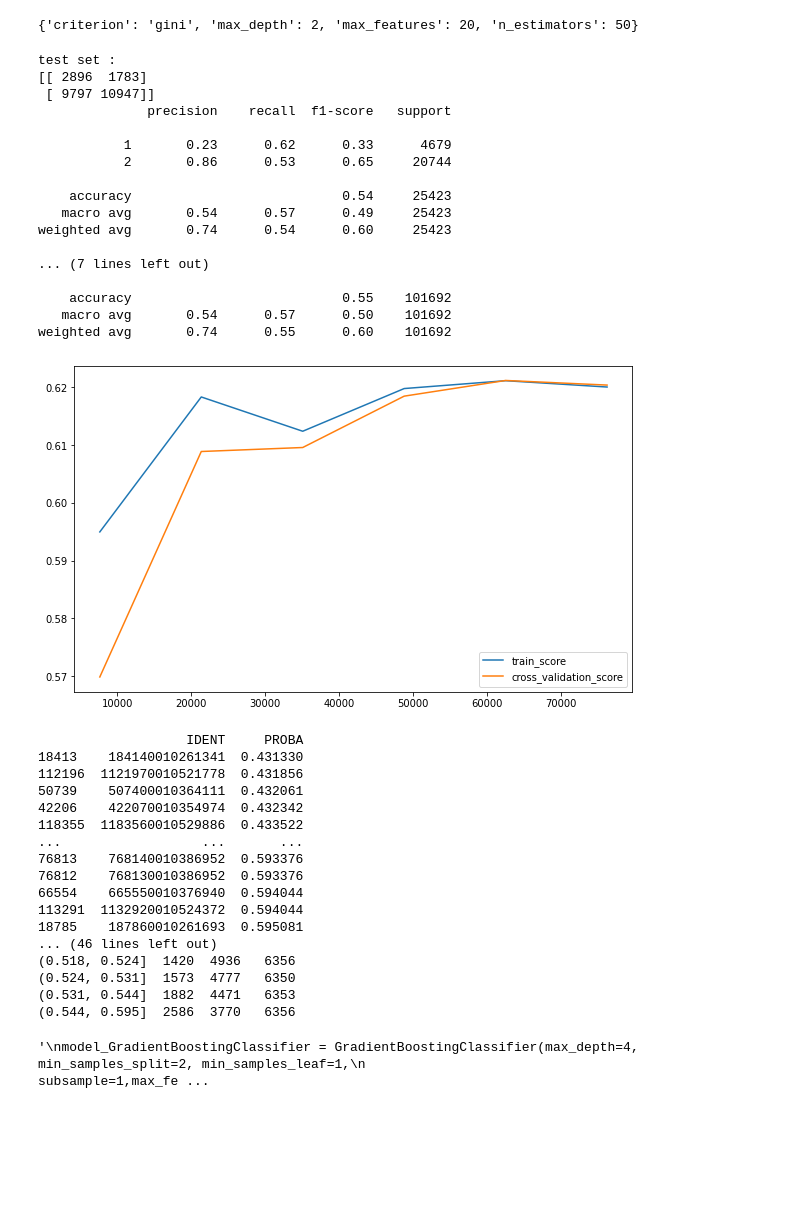
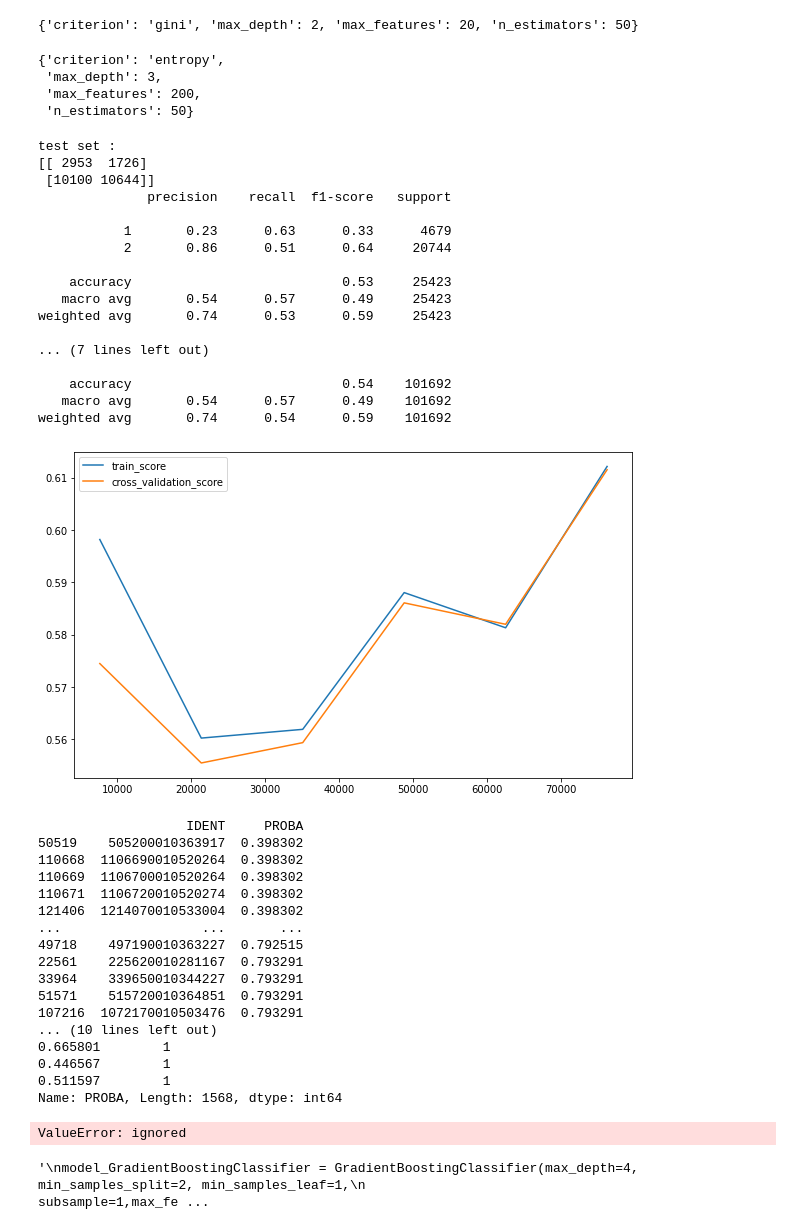
Before and after one commit to christian235711/Predict_models_fdf21, a Jupyter notebook: FDF21_model_AdaBoost_DecisionTreeClassifier_RandomForest.ipynb, the cells around one changed output. Drawn from its saved outputs; the diff is of its cells as text; code cells hidden in the pictures; blank space fills up the shorter version.

Commit message:
RandomForest gridsearch max_depth=3 max_features=200 estimators=50

```diff
--- a/FDF21_model_AdaBoost_DecisionTreeClassifier_RandomForest.ipynb
+++ b/FDF21_model_AdaBoost_DecisionTreeClassifier_RandomForest.ipynb
@@ -509,46 +507,59 @@ resultat_grid_RandomForestClassifier.best_params_
+# %%
+model_RandomForestClassifier = RandomForestClassifier(class_weight="balanced", random_state =0 )
+param = {'criterion': ['gini','entropy'], 'max_depth' : [2,3,4,5],"max_features":[19,20,21,200] ,'n_estimators' : [40,50,60] }
+
+grid_RandomForestClassifier = GridSearchCV(model_RandomForestClassifier, param, cv = 4, scoring = "recall", n_jobs=2)
+resultat_grid_RandomForestClassifier = grid_RandomForestClassifier.fit(train_X_s, train_Y_s)
+resultat_grid_RandomForestClassifier.best_params_
+# %% [output]
+{'criterion': 'entropy',
+ 'max_depth': 3,
+ 'max_features': 200,
+ 'n_estimators': 50}
 # %%
-final_model_RandomForestClassifier = RandomForestClassifier(class_weight="balanced", criterion="gini", max_depth=2,max_features=20, n_estimators = 50 , random_state=0)
+final_model_RandomForestClassifier = RandomForestClassifier(class_weight="balanced", criterion="entropy", max_depth=3, max_features=200, n_estimators = 50 , random_state=0)
 evaluation(final_model_RandomForestClassifier, train_X_s, train_Y_s, test_X_s, test_Y_s, scoring="recall")
 # %% [output]
 test set :
-[[ 2896  1783]
- [ 9797 10947]]
+[[ 2953  1726]
+ [10100 10644]]
               precision    recall  f1-score   support
 
-           1       0.23      0.62      0.33      4679
-           2       0.86      0.53      0.65     20744
+           1       0.23      0.63      0.33      4679
+           2       0.86      0.51      0.64     20744
 
-    accuracy                           0.54     25423
+    accuracy                           0.53     25423
    macro avg       0.54      0.57      0.49     25423
-weighted avg       0.74      0.54      0.60     25423
+weighted avg       0.74      0.53      0.59     25423
 
 ... (7 lines left out)
 
-    accuracy                           0.55    101692
-   macro avg       0.54      0.57      0.50    101692
-weighted avg       0.74      0.55      0.60    101692
+    accuracy                           0.54    101692
+   macro avg       0.54      0.57      0.49    101692
+weighted avg       0.74      0.54      0.59    101692
-[figure, old version]
+[figure, new version]
 # %%
 quarantiles(model=final_model_RandomForestClassifier, data_orig=data, affichage=True,
             save=False, path = "/content/drive/MyDrive/spad_score_method_1/sans_dons_encodage_dummies_AdaBoost.xlsx")
 # %% [output]
                    IDENT     PROBA
-18413    184140010261341  0.431330
-112196  1121970010521778  0.431856
-50739    507400010364111  0.432061
-42206    422070010354974  0.432342
-118355  1183560010529886  0.433522
+50519    505200010363917  0.398302
+110668  1106690010520264  0.398302
+110669  1106700010520264  0.398302
+110671  1106720010520274  0.398302
+121406  1214070010533004  0.398302
 ...                  ...       ...
-76813    768140010386952  0.593376
-76812    768130010386952  0.593376
-66554    665550010376940  0.594044
-113291  1132920010524372  0.594044
-18785    187860010261693  0.595081
-... (46 lines left out)
-(0.518, 0.524]  1420  4936   6356
-(0.524, 0.531]  1573  4777   6350
-(0.531, 0.544]  1882  4471   6353
-(0.544, 0.595]  2586  3770   6356
+49718    497190010363227  0.792515
+22561    225620010281167  0.793291
+33964    339650010344227  0.793291
+51571    515720010364851  0.793291
+107216  1072170010503476  0.793291
+... (10 lines left out)
+0.665801        1
+0.446567        1
+0.511597        1
+Name: PROBA, Length: 1568, dtype: int64
+ValueError: ignored
 # %%
 #############################################################
 #                   MODELE 2 : BOOSTING (A EFFACER)
```
Also changed, not shown: parts of 1 cell of this notebook.
